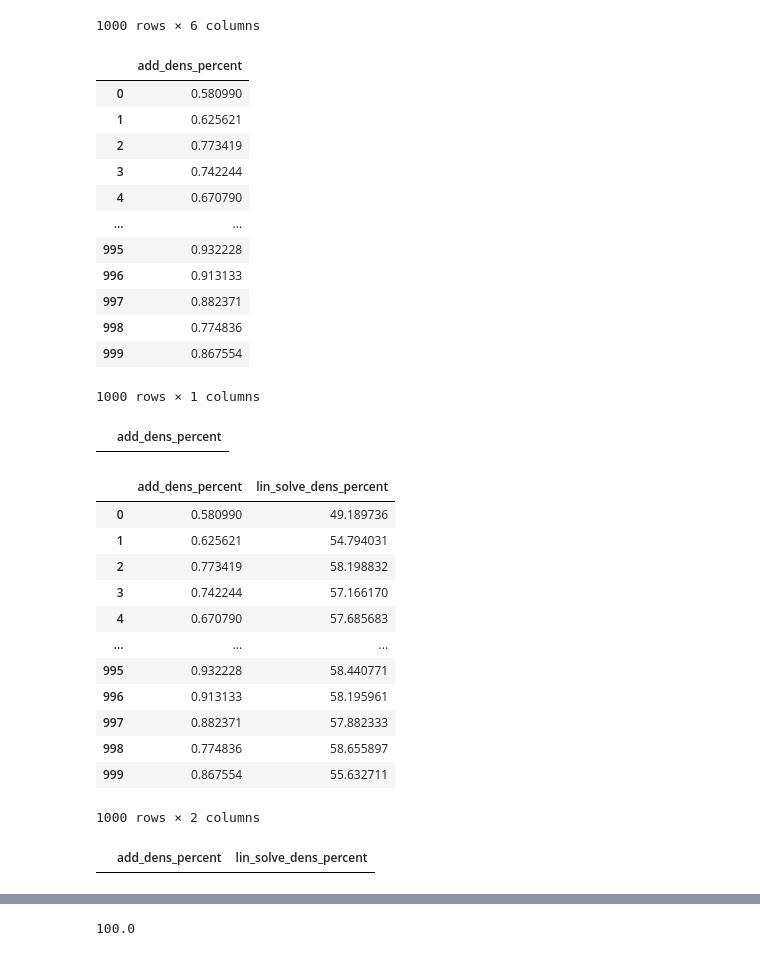
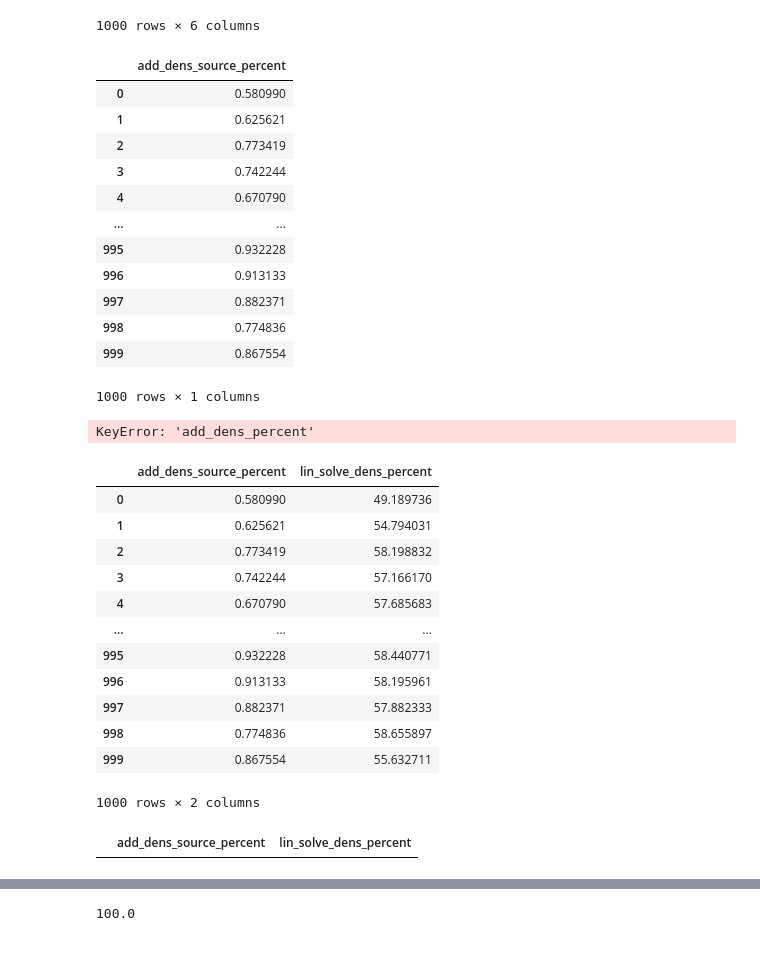
Before and after one commit to PajiloyLis/BMSTU-CG-CP, a Jupyter notebook: research.ipynb, the cells around one changed output, grey strips where cells are left out. Saved outputs shown, nothing was run; the diff lists cells and outputs as text; code cells hidden in the pictures.

```diff
--- a/research.ipynb
+++ b/research.ipynb
@@ -59,10 +59,10 @@ dataframe
 1000 rows × 6 columns
 # %%
 percents = pd.DataFrame()
-percents["add_dens_percent"] = dataframe["add_dens_source"] / dataframe.sum(axis=1) *100
+percents["add_dens_source_percent"] = dataframe["add_dens_source"] / dataframe.sum(axis=1) *100
 percents
 # %% [output]
-|  | add_dens_percent |
+|  | add_dens_source_percent |
 | 0 | 0.580990 |
 | 1 | 0.625621 |
 | 2 | 0.773419 |
@@ -78,12 +78,12 @@ percents
 # %%
 percents[percents["add_dens_percent"] > 100]
 # %% [output]
-|  | add_dens_percent |
+KeyError: 'add_dens_percent'
 # %%
 percents["lin_solve_dens_percent"] = dataframe[" lin_solve_dens"] / dataframe.sum(axis=1) * 100
 percents
 # %% [output]
-|  | add_dens_percent | lin_solve_dens_percent |
+|  | add_dens_source_percent | lin_solve_dens_percent |
 | 0 | 0.580990 | 49.189736 |
 | 1 | 0.625621 | 54.794031 |
 | 2 | 0.773419 | 58.198832 |
@@ -99,7 +99,7 @@ percents
 # %%
 percents[percents["lin_solve_dens_percent"] > 100]
 # %% [output]
-|  | add_dens_percent | lin_solve_dens_percent |
+|  | add_dens_source_percent | lin_solve_dens_percent |
 # %%
 percents["advect_dens_percent"] = dataframe[" advect_dens"] / dataframe.sum(axis=1) * 100
 percents
```
Also changed, not shown: parts of 11 cells of this notebook.
